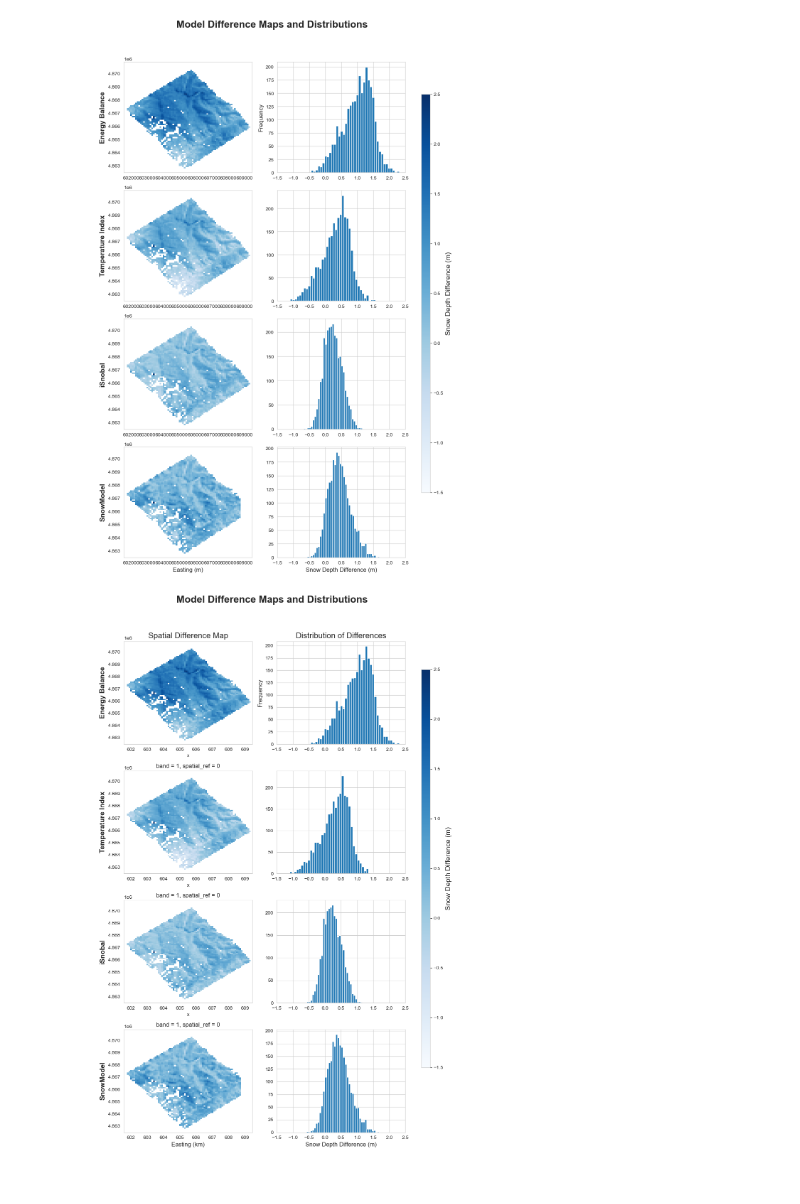
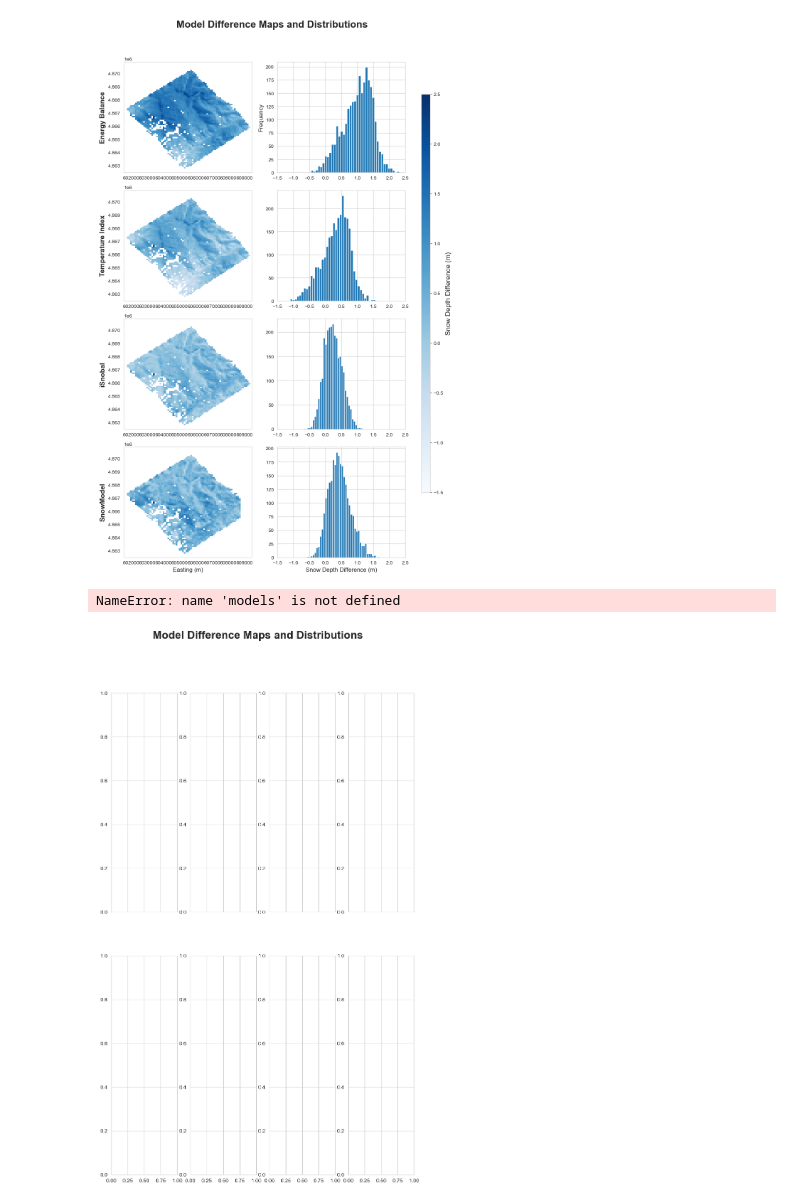
Before and after one commit to naniciafone/SIRO, a Jupyter notebook: notebooks/analysis.ipynb, the cells around one changed output. Cells and saved outputs as stored; diff of their text form; code cells hidden in the pictures.

Commit message:
setting up dictionary structure to query all dates

```diff
--- a/notebooks/analysis.ipynb
+++ b/notebooks/analysis.ipynb
@@ -12,13 +13 @@ from matplotlib.ticker import FuncFormatter
 from mpl_toolkits.axes_grid1.inset_locator import inset_axes
-# %%
-dir = "C:/Users/RDCRLSMC/Desktop/SIRO/Model_Outputs/dates/WY23/20230405 - Copy/"
-model_dir = os.path.join(dir, "outputs/task1/rasters")
-lidar_dir = os.path.join(dir, "lidar")
-# %%
-EB_mcs_path = os.path.join(model_dir,"HMS_Energy_Balance_lidar_resample.tif")
-TI_mcs_path = os.path.join(model_dir,"HMS_Temperature_Index_lidar_resample.tif")
-iSno_mcs_path = os.path.join(model_dir,"iSnobal_lidar_resample.tif")
-SM_mcs_path = os.path.join(model_dir,"SnowModel_lidar_resample.tif")
-#LiDAR_path = Path(os.path.join(lidar_dir,"lidar_20230405.tif"))
-
-LiDAR_path = os.path.join(lidar_dir,"lidar_20230405.tif")
@@ -25,11 +162,11 @@ LiDAR_path = os.path.join(lidar_dir,"lidar_20230405.tif")
 # %%
-#Create mask of all rasters
-models = [EB_mcs_path, TI_mcs_path, iSno_mcs_path, SM_mcs_path, LiDAR_path]
-
-for raster in models:
-    with rasterio.open(raster) as src:
-        data = src.read(1)
-        masked_data = np.ma.masked_invalid(data)
-        print(os.path.basename(raster))
-        print(src.nodata)
-        print(masked_data.min(), masked_data.max())
+# #Create mask of all rasters
+# models = [EB_mcs_path, TI_mcs_path, iSno_mcs_path, SM_mcs_path, lidar]
+#
+# for raster in models:
+#     with rasterio.open(raster) as src:
+#         data = src.read(1)
+#         masked_data = np.ma.masked_invalid(data)
+#         print(os.path.basename(raster))
+#         print(src.nodata)
+#         print(masked_data.min(), masked_data.max())
@@ -52,6 +173,6 @@ lidar_20230405.tif
 # %%
 # Open rasters
-lidar = rxr.open_rasterio(LiDAR_path, masked=True).squeeze()
+lidar = rxr.open_rasterio(lidar, masked=True).squeeze()
 lidar = xr.where(lidar <= 4.5, lidar, np.nan)
 EB_mcs = rxr.open_rasterio(EB_mcs_path, masked=True).squeeze()
 TI_mcs = rxr.open_rasterio(TI_mcs_path, masked=True).squeeze()
@@ -297,8 +417,8 @@ def kilo_formatter(x, pos):
 
 
 fig, axs = plt.subplots(
-    nrows=4,
-    ncols=2,
+    nrows=2,
+    ncols=4,
     figsize=(10, 16),
     sharex='col'
 )
@@ -319,31 +439,32 @@ for i, (name, data) in enumerate(models.items()):
     ax_raster.set_ylabel(name, fontsize=14, fontweight='bold')
 
     # --- Plot 2: Histogram ---
     hist_data = data.values.flatten()
     hist_data = hist_data[~np.isnan(hist_data)]
     ax_hist.hist(hist_data, bins=75)
     ax_hist.set_xlim(min_fig, max_fig)
 
 # --- Finalize titles and labels ---
 axs[0, 0].set_title('Spatial Difference Map', fontsize=16)
 axs[0, 1].set_title('Distribution of Differences', fontsize=16)
 
 # Turn on all tick labels
 for ax in axs.flat:
     ax.tick_params(axis='x', labelbottom=True)
 
 # 4. UPDATE THE X-AXIS LABEL TO REFLECT THE NEW UNITS
 axs[3, 0].set_xlabel('Easting (km)', fontsize=12) # Changed from 'm' to 'km' or (x1000 m)
 axs[3, 1].set_xlabel('Snow Depth Difference (m)', fontsize=12)
 
 axs[0, 1].set_ylabel('Frequency', fontsize=12)
 
 # --- Add a single, shared colorbar ---
 fig.tight_layout(rect=[0, 0, 0.9, 0.95])
 cbar_ax = fig.add_axes([0.92, 0.15, 0.025, 0.7])
 cbar = fig.colorbar(im, cax=cbar_ax)
 cbar.set_label('Snow Depth Difference (m)', fontsize=14)
 
 plt.show()
 # %% [output]
+NameError: name 'models' is not defined
-[figure, old version]
+[figure, new version]
```
Also changed, not shown: parts of 7 cells of this notebook.
